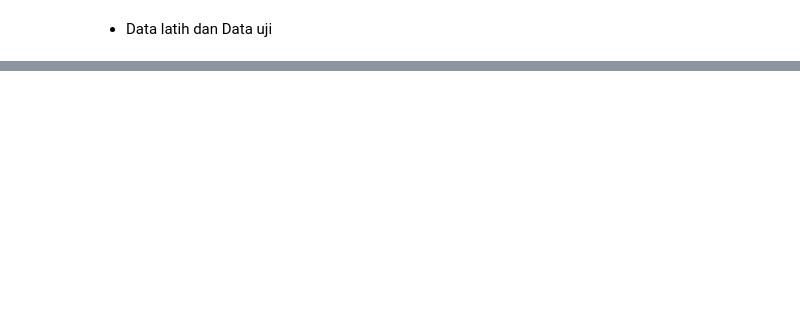
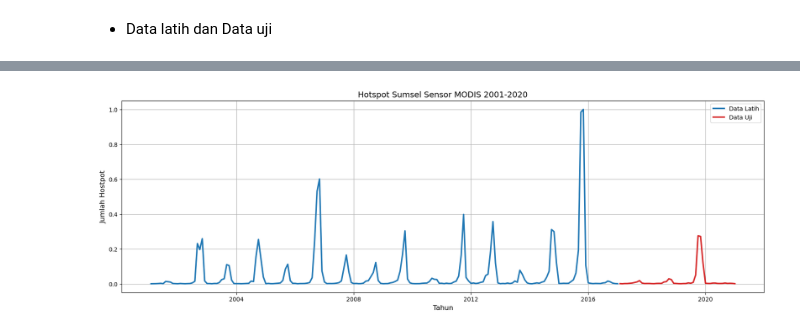
Before and after one commit to kusin/tensorflow-hotspot-v1, a Jupyter notebook: lstm-percobaan1.ipynb, the cells around one changed output, grey strips where cells are left out. Cells and saved outputs as stored; diff of their text form; code cells hidden in the pictures; blank space fills up the shorter version.

```diff
--- a/lstm-percobaan1.ipynb
+++ b/lstm-percobaan1.ipynb
@@ -155,17 +199,19 @@ print(train.shape, test.shape)
 # %%
 # membuat frame
 fig, ax = plt.subplots(figsize = (20,6))
 
 # membuat time series plot
 ax.plot(dataset.iloc[0:train_size,0], train, color="tab:blue", label="Data Latih", linewidth=2.5)
 ax.plot(dataset.iloc[train_size:len(df_sumsel),0], test, color="tab:red", label="Data Uji", linewidth=2.5)
 
 # membuat label-label
-ax.set_title("Hotspot Sumsel Sensor MODIS 2018-2020", fontsize=14)
-ax.set_xlabel("Tanggal", fontsize=12)
+ax.set_title("Hotspot Sumsel Sensor MODIS 2001-2020", fontsize=14)
+ax.set_xlabel("Tahun", fontsize=12)
 ax.set_ylabel("Jumlah Hostpot", fontsize=12)
 ax.legend(loc="best")
 ax.grid(True)
 
 # menampilkan plot
 plt.show()
+# %% [output]
+[figure, added]
```
Also changed, not shown: parts of 8 cells of this notebook, 1 other file.
